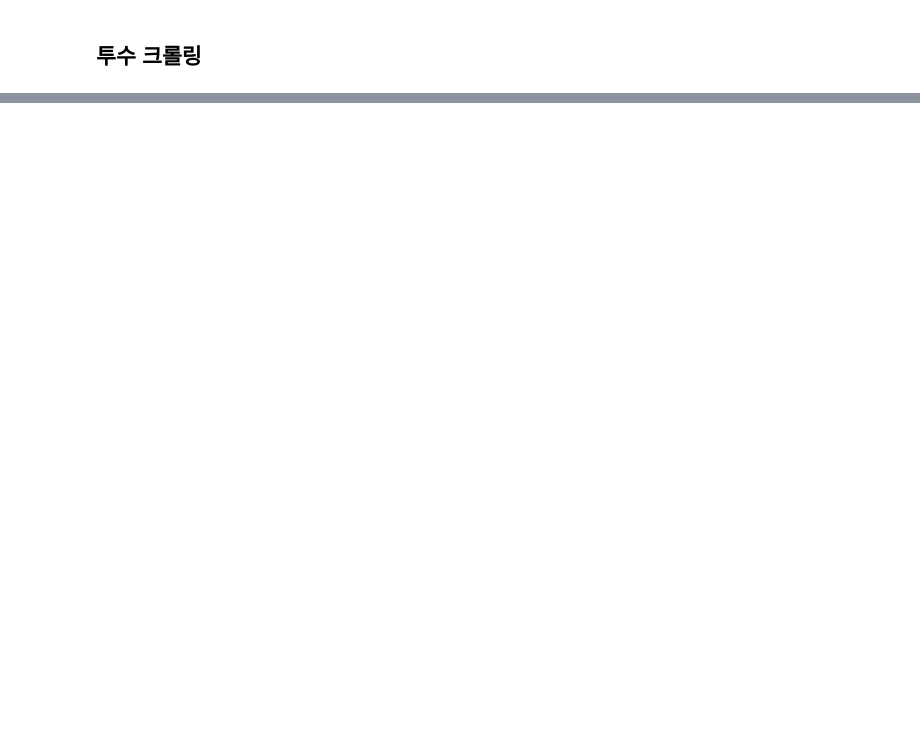
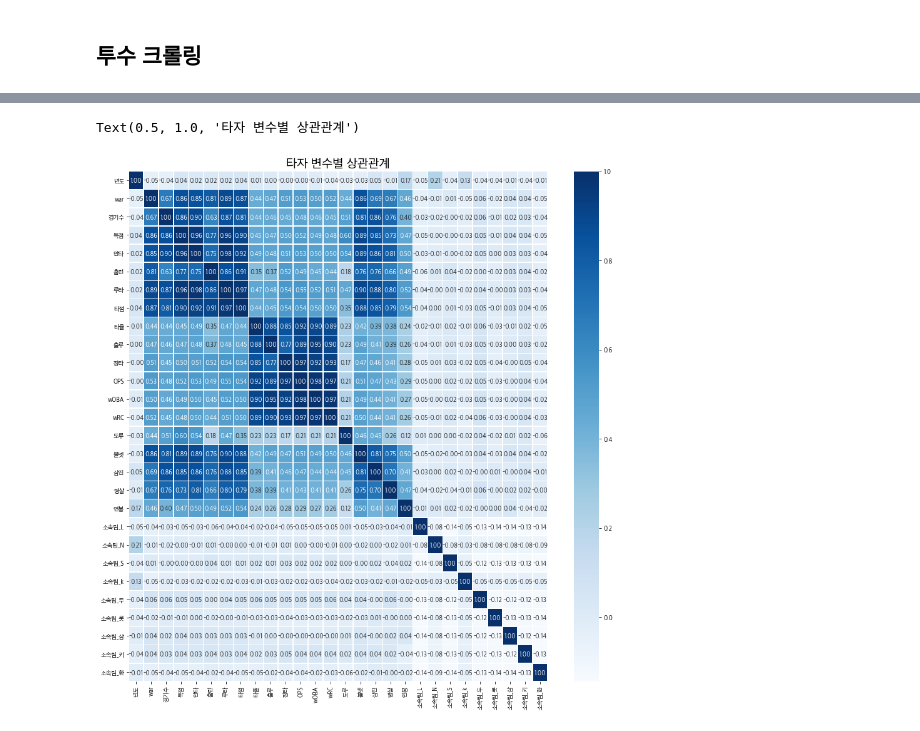
Before and after one commit to YooGunWook/Human_Resource_Data_Analysis, a Jupyter notebook: 인사빅데이터분석법_프로야구 선수 연봉 예측.ipynb, the cells around one changed output, grey strips where cells are left out. Saved outputs shown, nothing was run; the diff lists cells and outputs as text; code cells hidden in the pictures; blank space fills up the shorter version.

```diff
--- a/인사빅데이터분석법_프로야구 선수 연봉 예측.ipynb
+++ b/인사빅데이터분석법_프로야구 선수 연봉 예측.ipynb
@@ -156,0 +595,3 @@ AttributeError: 'int' object has no attribute 'text'
+# %%
+# 팀별로 연봉 체계가 다르기 때문에 더미화 시켜준다.
+hitter = pd.get_dummies(hitter, columns = ['소속팀'], drop_first=True)
@@ -156,0 +627,9 @@ AttributeError: 'int' object has no attribute 'text'
+# %%
+# 강한 상관관계들이 보인다. 이대로 쓰게 되면 예측할 때 좋지않은 결과가 나올수도 있다.
+plt.figure(figsize=(15,15),facecolor = 'white')
+sns.heatmap(data = hitter.corr(), annot=True,
+fmt = '.2f', linewidths=.5, cmap='Blues')
+plt.title('타자 변수별 상관관계',fontsize= 20)
+# %% [output]
+Text(0.5, 1.0, '타자 변수별 상관관계')
+[figure, added]
```
Also changed, not shown: parts of 89 cells of this notebook, 7 other files.
